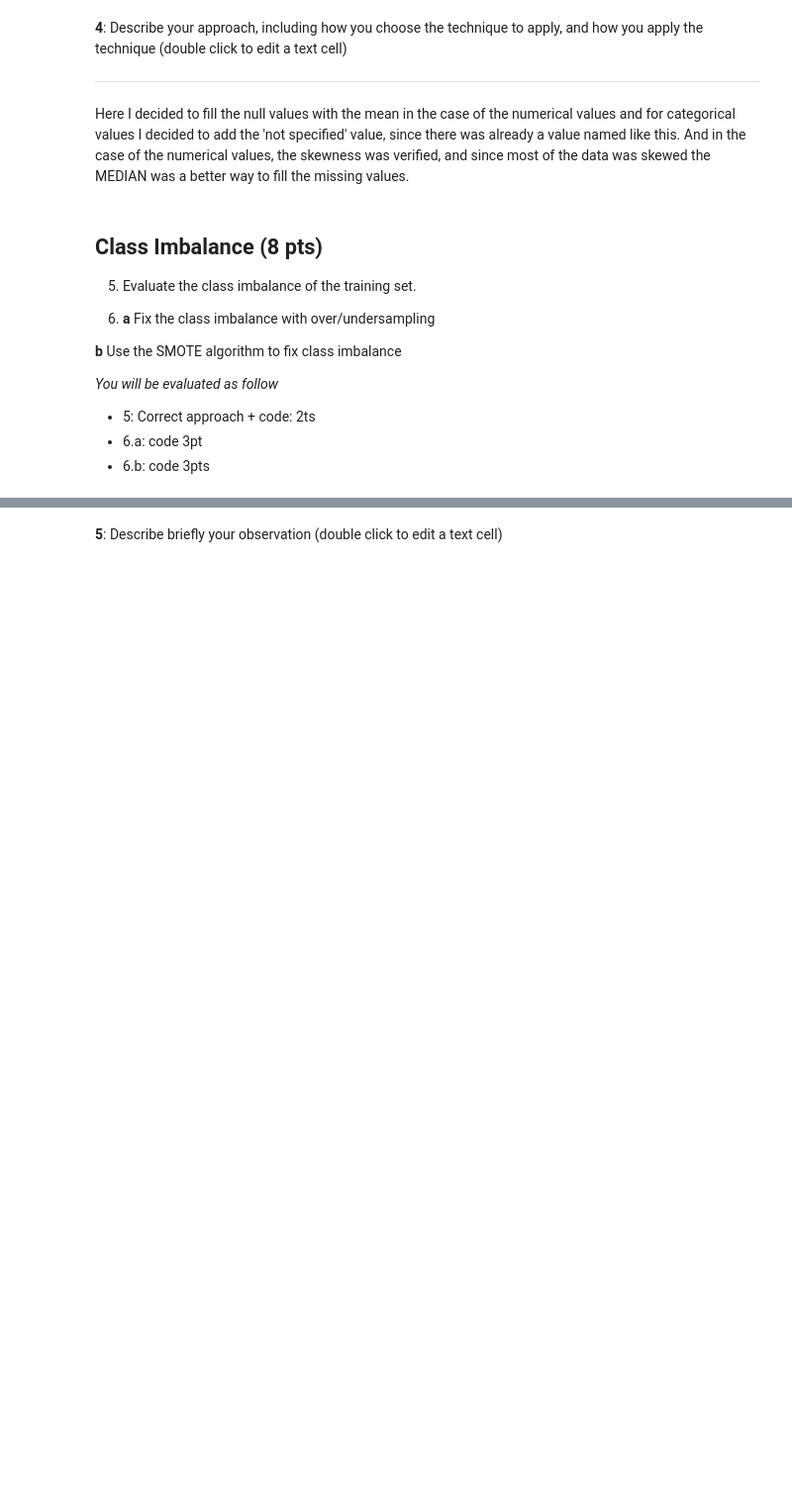
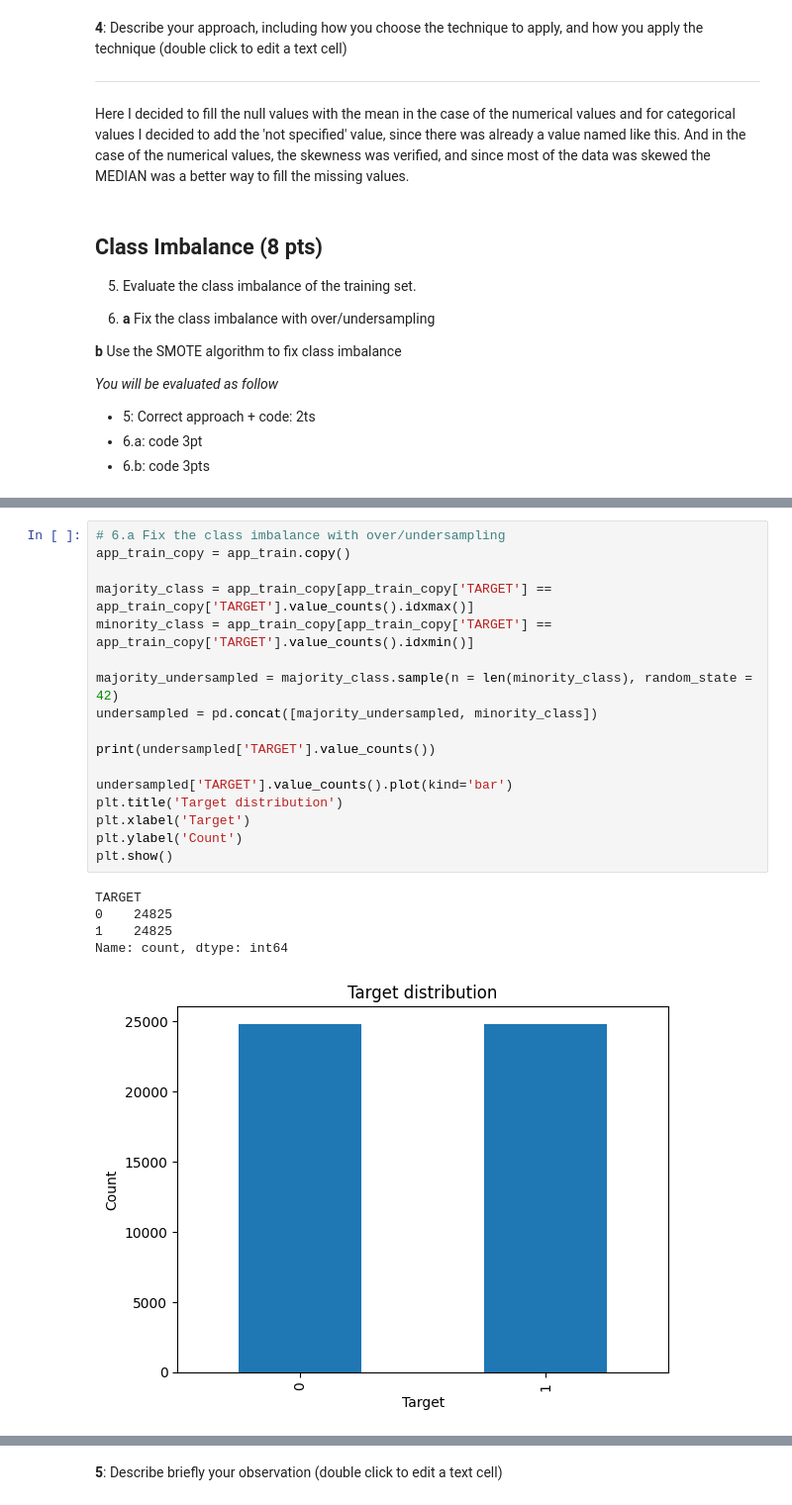
Before and after one commit to coldstrel/applied-ml-mids-2024, a Jupyter notebook: Project_Part_1.ipynb, the cells around one changed output, grey strips where cells are left out. Shown: that part at 99% size. Cells and saved outputs as stored; diff of their text form; blank space fills up the shorter version.

```diff
--- a/Project_Part_1.ipynb
+++ b/Project_Part_1.ipynb
@@ -200,0 +218,23 @@ And in the case of the numerical values, the skewness was verified, and since mo
+# %%
+# 6.a Fix the class imbalance with over/undersampling
+app_train_copy = app_train.copy()
+
+majority_class = app_train_copy[app_train_copy['TARGET'] == app_train_copy['TARGET'].value_counts().idxmax()]
+minority_class = app_train_copy[app_train_copy['TARGET'] == app_train_copy['TARGET'].value_counts().idxmin()]
+
+majority_undersampled = majority_class.sample(n = len(minority_class), random_state = 42)
+undersampled = pd.concat([majority_undersampled, minority_class])
+
+print(undersampled['TARGET'].value_counts())
+
+undersampled['TARGET'].value_counts().plot(kind='bar')
+plt.title('Target distribution')
+plt.xlabel('Target')
+plt.ylabel('Count')
+plt.show()
+# %% [output]
+TARGET
+0    24825
+1    24825
+Name: count, dtype: int64
+[figure, added]
```
Also changed, not shown: parts of 3 cells of this notebook.
